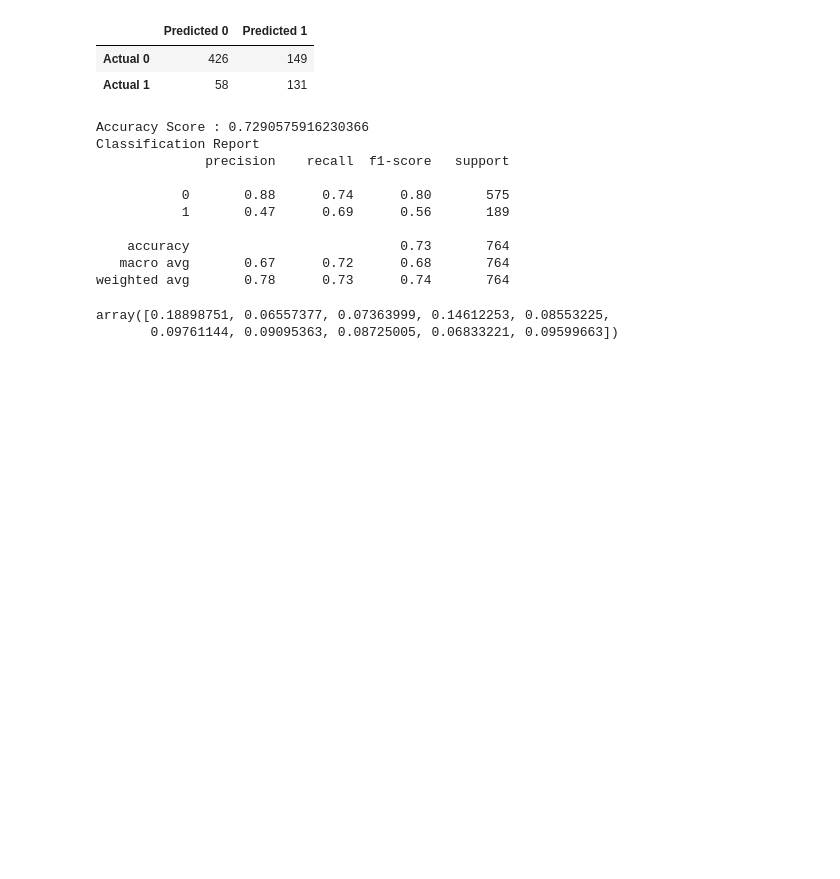
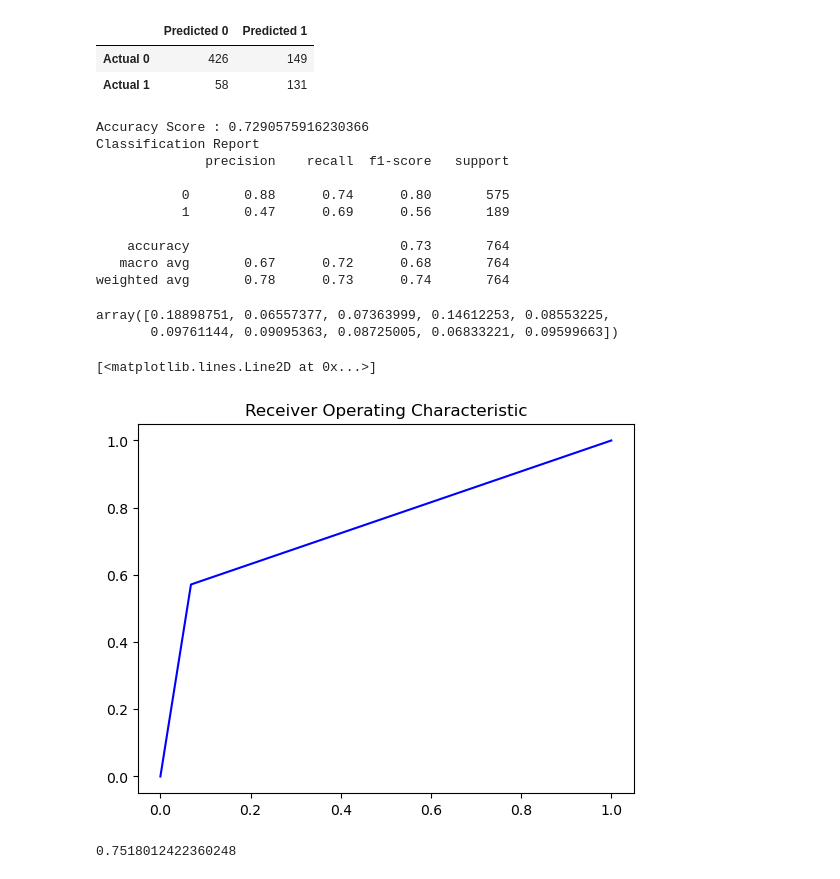
Before and after one commit to patgilch17/Group1FinalProject, a Jupyter notebook: Patrick/Resources/RandomForestGroupProject.ipynb, the cells around one changed output. Saved outputs shown, nothing was run; the diff lists cells and outputs as text; code cells hidden in the pictures; blank space fills up the shorter version.

Commit message:
Added Auc curve

```diff
--- a/Patrick/Resources/RandomForestGroupProject.ipynb
+++ b/Patrick/Resources/RandomForestGroupProject.ipynb
@@ -267,0 +270,14 @@ array([0.18898751, 0.06557377, 0.07363999, 0.14612253, 0.08553225,
+# %%
+fpr, tpr, threshold = metrics.roc_curve(y_test, predictions)
+roc_auc = metrics.auc(fpr, tpr)
+# %%
+import matplotlib.pyplot as plt
+plt.title('Receiver Operating Characteristic')
+plt.plot(fpr, tpr, 'b', label = 'AUC = %0.2f' % roc_auc)
+# %% [output]
+[<matplotlib.lines.Line2D at 0x...>]
+[figure, added]
+# %%
+print(roc_auc)
+# %% [output]
+0.7518012422360248
```
Also changed, not shown: parts of 1 cell of this notebook.
